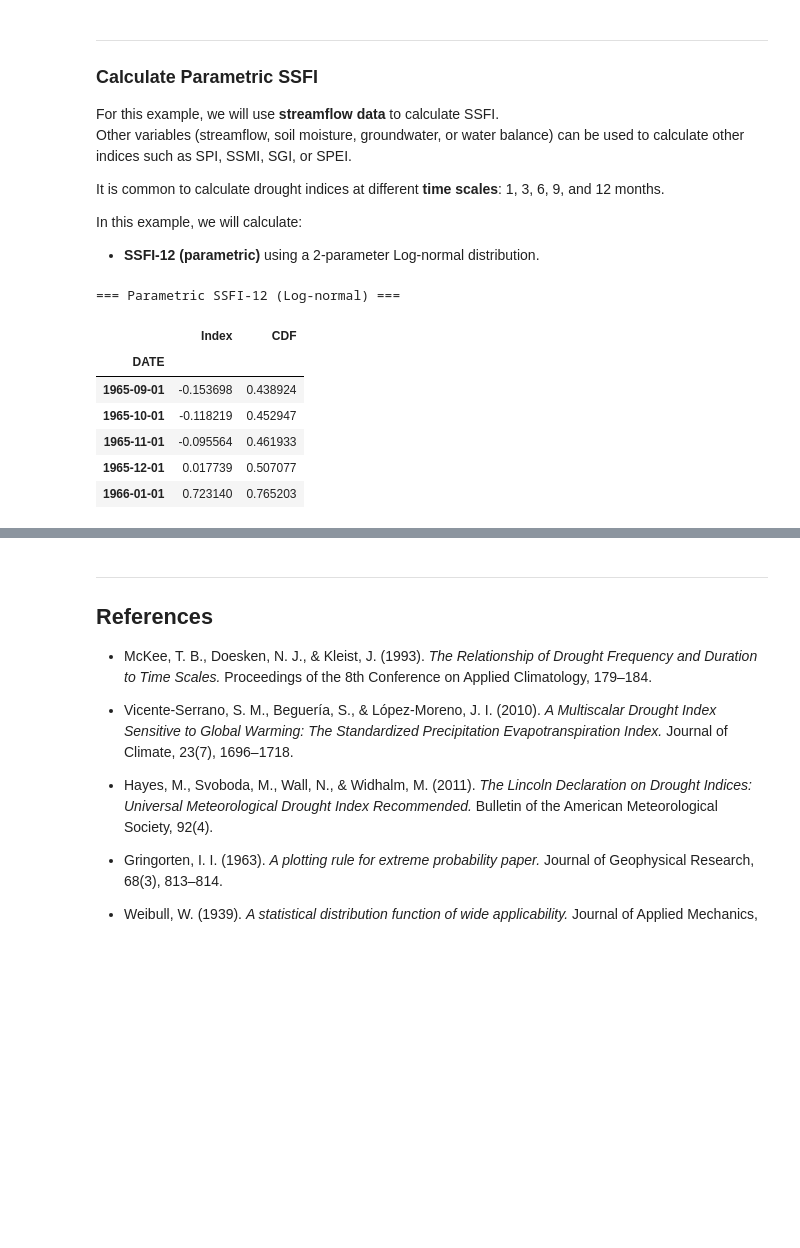
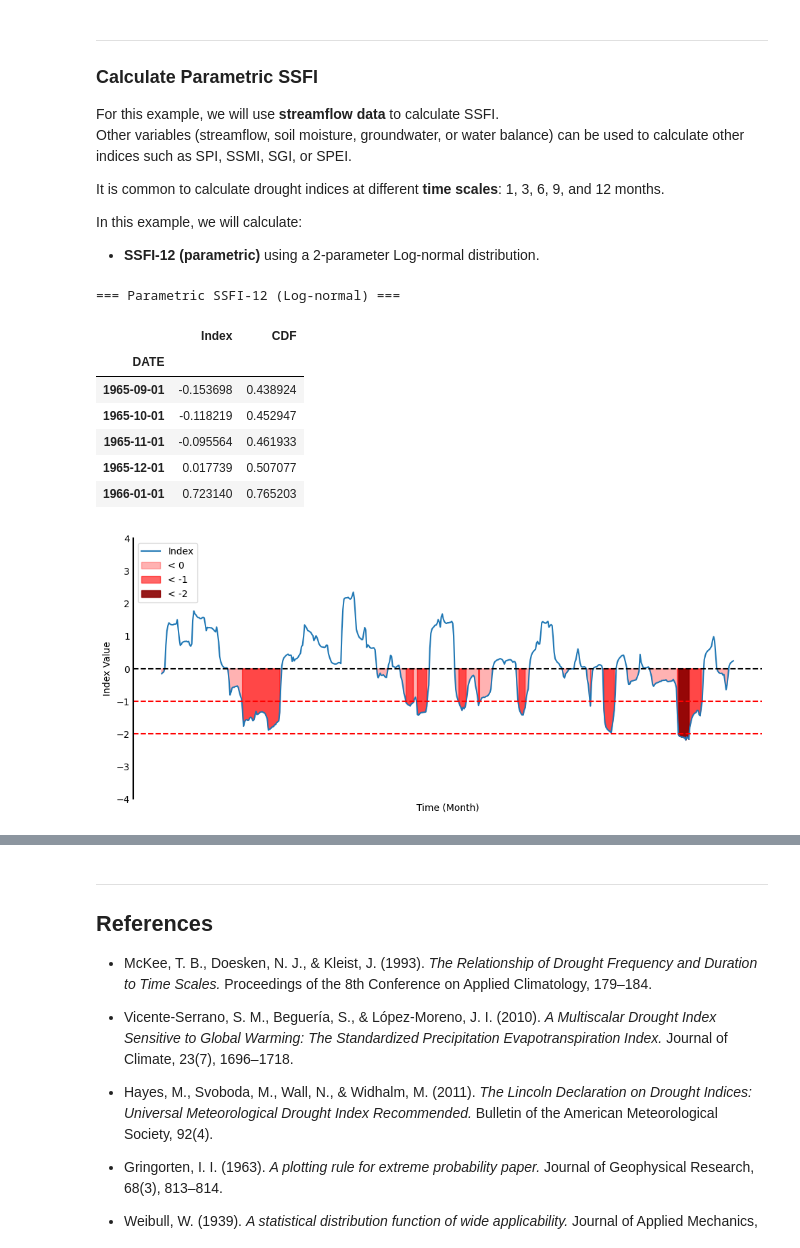
Before and after one commit to TerziTB/PyDRGHT, a Jupyter notebook: examples/example_SI.ipynb, the cells around one changed output, grey strips where cells are left out. Drawn from its saved outputs; the diff is of its cells as text; code cells hidden in the pictures; blank space fills up the shorter version.

```diff
--- a/examples/example_SI.ipynb
+++ b/examples/example_SI.ipynb
@@ -140,21 +146,24 @@ In this example, we will calculate:
 # %%
 # Select streamflow column
 streamflow = df['STREAMFLOW']
 
 # Create SI class using the data and the time scale
 ssfi_12 = pydrght.SI(data=streamflow, ts=12)
 
 # === Parametric SSFI-12 using Log-normal distribution ===
 ssfi_12_param = ssfi_12.fit_parametric(stats.lognorm, is_2p=True)
 
 print("\n=== Parametric SSFI-12 (Log-normal) ===")
 display(ssfi_12_param.head())
+
+pydrght.utils.plot_index_with_severity(ssfi_12_param["Index"])
 # %% [output]
 === Parametric SSFI-12 (Log-normal) ===
 |  | Index | CDF |
 | DATE |  |  |
 | 1965-09-01 | -0.153698 | 0.438924 |
 | 1965-10-01 | -0.118219 | 0.452947 |
 | 1965-11-01 | -0.095564 | 0.461933 |
 | 1965-12-01 | 0.017739 | 0.507077 |
 | 1966-01-01 | 0.723140 | 0.765203 |
+[figure, added]
```
Also changed, not shown: parts of 7 cells of this notebook.
